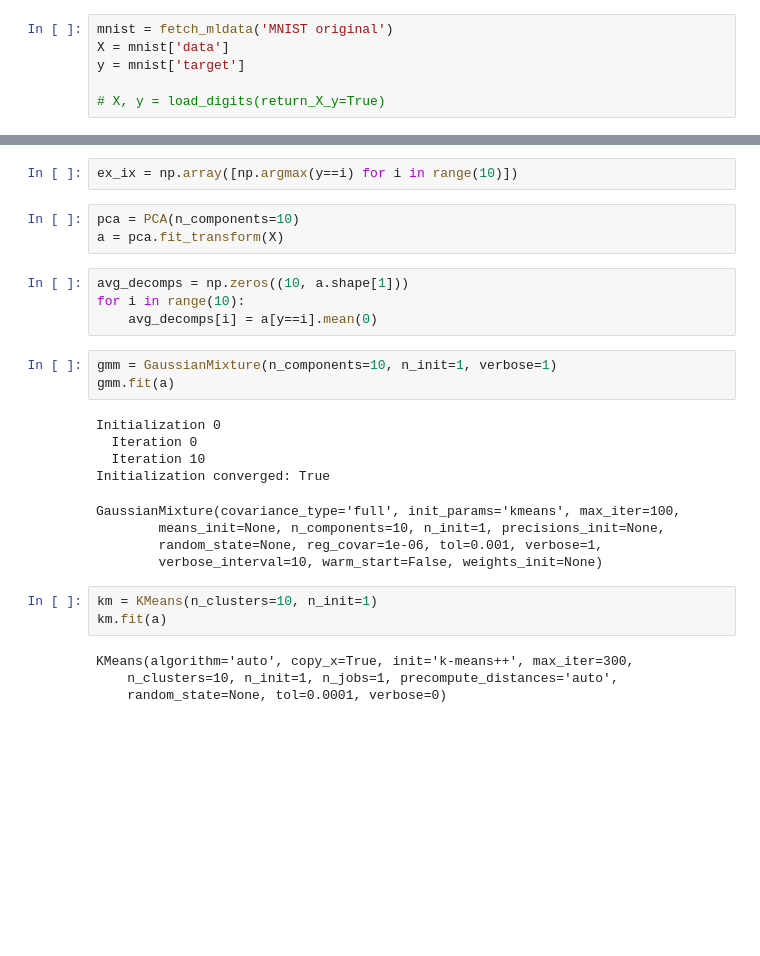
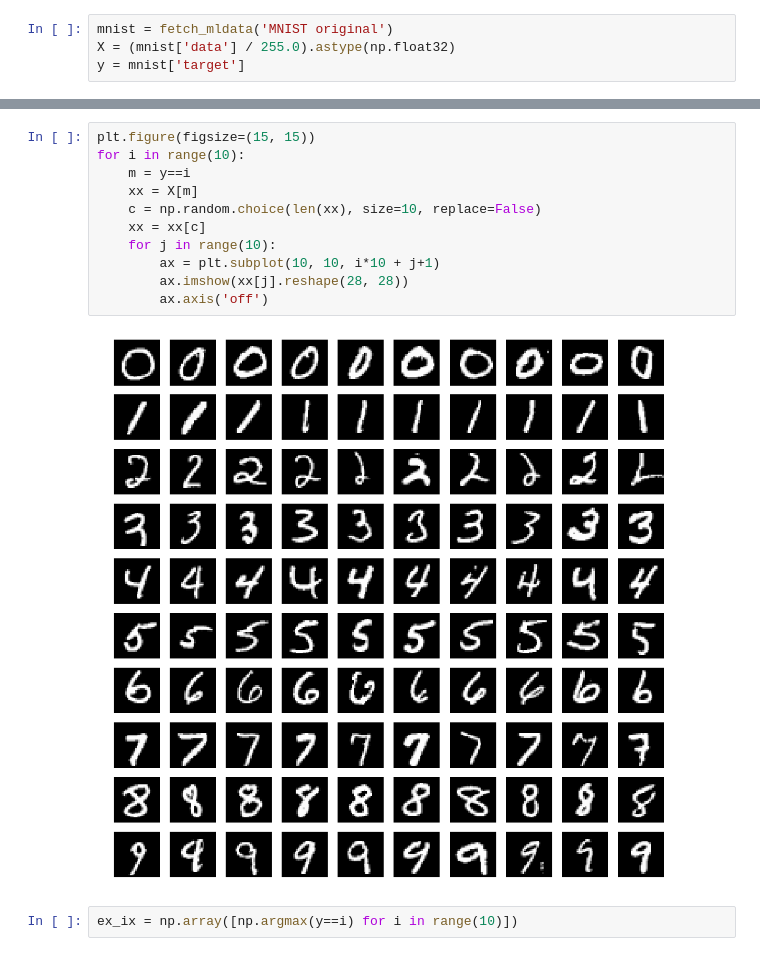
Before and after one commit to cnapun/EECS-531, a Jupyter notebook: A2/PCAMNIST.ipynb, the cells around one changed output, grey strips where cells are left out. Cells and saved outputs as stored; diff of their text form; blank space fills up the shorter version.

```diff
--- a/A2/PCAMNIST.ipynb
+++ b/A2/PCAMNIST.ipynb
@@ -10,7 +9,5 @@ plt.gray()
 %matplotlib inline
 # %%
 mnist = fetch_mldata('MNIST original')
-X = mnist['data']
+X = (mnist['data'] / 255.0).astype(np.float32)
 y = mnist['target']
-
-# X, y = load_digits(return_X_y=True)
@@ -17,28 +24,15 @@ y = mnist['target']
+# %%
+plt.figure(figsize=(15, 15))
+for i in range(10):
+    m = y==i
+    xx = X[m]
+    c = np.random.choice(len(xx), size=10, replace=False)
+    xx = xx[c]
+    for j in range(10):
+        ax = plt.subplot(10, 10, i*10 + j+1)
+        ax.imshow(xx[j].reshape(28, 28))
+        ax.axis('off')
+# %% [output]
+[figure, added]
 # %%
 ex_ix = np.array([np.argmax(y==i) for i in range(10)])
-# %%
-pca = PCA(n_components=10)
-a = pca.fit_transform(X)
-# %%
-avg_decomps = np.zeros((10, a.shape[1]))
-for i in range(10):
-    avg_decomps[i] = a[y==i].mean(0)
-# %%
-gmm = GaussianMixture(n_components=10, n_init=1, verbose=1)
-gmm.fit(a)
-# %% [output]
-Initialization 0
-  Iteration 0
-  Iteration 10
-Initialization converged: True
-GaussianMixture(covariance_type='full', init_params='kmeans', max_iter=100,
-        means_init=None, n_components=10, n_init=1, precisions_init=None,
-        random_state=None, reg_covar=1e-06, tol=0.001, verbose=1,
-        verbose_interval=10, warm_start=False, weights_init=None)
-# %%
-km = KMeans(n_clusters=10, n_init=1)
-km.fit(a)
-# %% [output]
-KMeans(algorithm='auto', copy_x=True, init='k-means++', max_iter=300,
-    n_clusters=10, n_init=1, n_jobs=1, precompute_distances='auto',
-    random_state=None, tol=0.0001, verbose=0)
```
Also changed, not shown: parts of 13 cells of this notebook, 4 other files.
